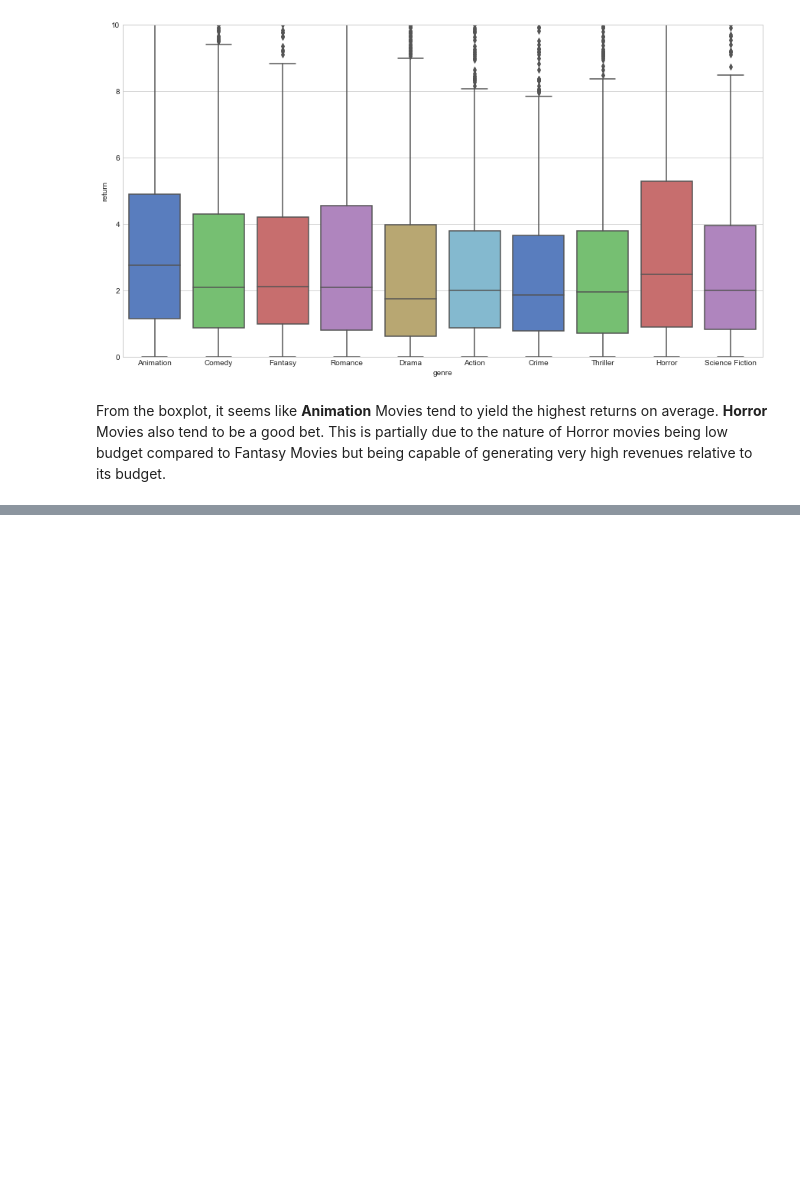
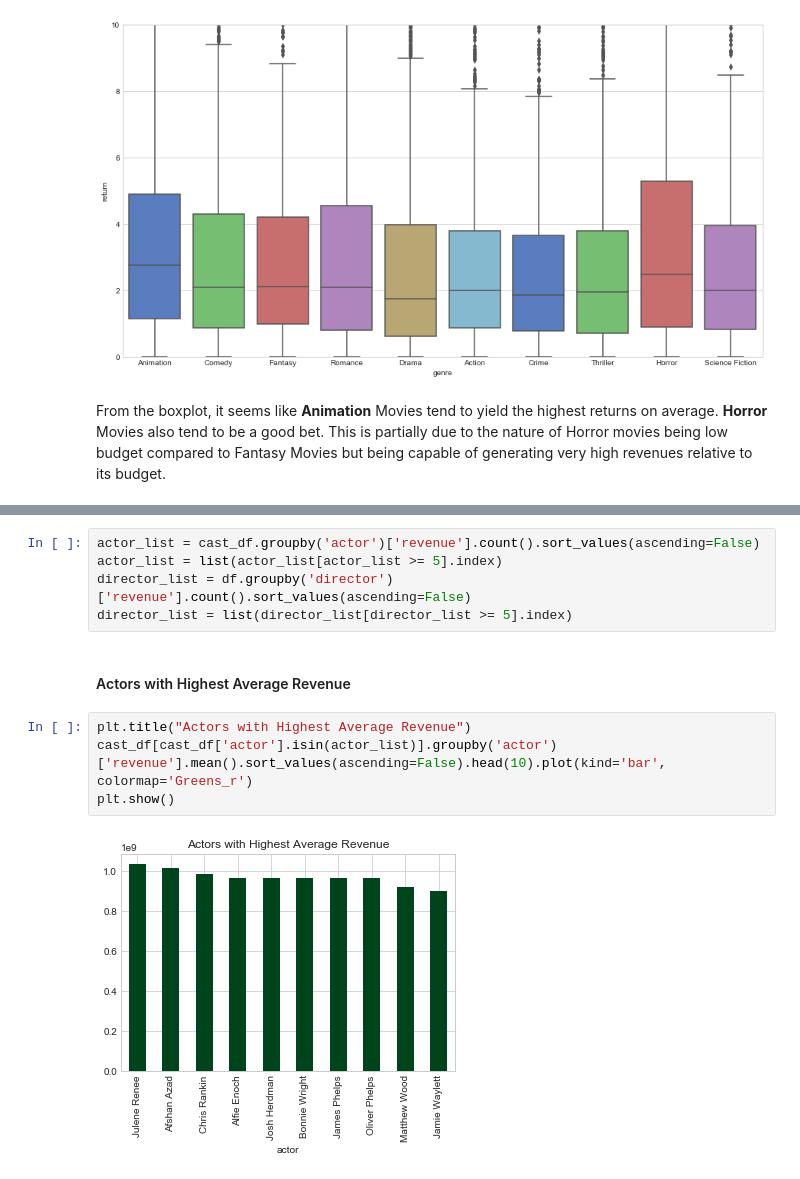
Before and after one commit to rounakbanik/movies, a Jupyter notebook: movies.ipynb, the cells around one changed output, grey strips where cells are left out. Cells and saved outputs as stored; diff of their text form; blank space fills up the shorter version.

```diff
--- a/movies.ipynb
+++ b/movies.ipynb
@@ -1111,0 +1201,13 @@ From the boxplot, it seems like **Animation** Movies tend to yield the highest r
+# %%
+actor_list = cast_df.groupby('actor')['revenue'].count().sort_values(ascending=False)
+actor_list = list(actor_list[actor_list >= 5].index)
+director_list = df.groupby('director')['revenue'].count().sort_values(ascending=False)
+director_list = list(director_list[director_list >= 5].index)
+# %% [markdown]
+#### Actors with Highest Average Revenue
+# %%
+plt.title("Actors with Highest Average Revenue")
+cast_df[cast_df['actor'].isin(actor_list)].groupby('actor')['revenue'].mean().sort_values(ascending=False).head(10).plot(kind='bar', colormap='Greens_r')
+plt.show()
+# %% [output]
+[figure, added]
```
Also changed, not shown: parts of 83 cells of this notebook, 5 other files.
